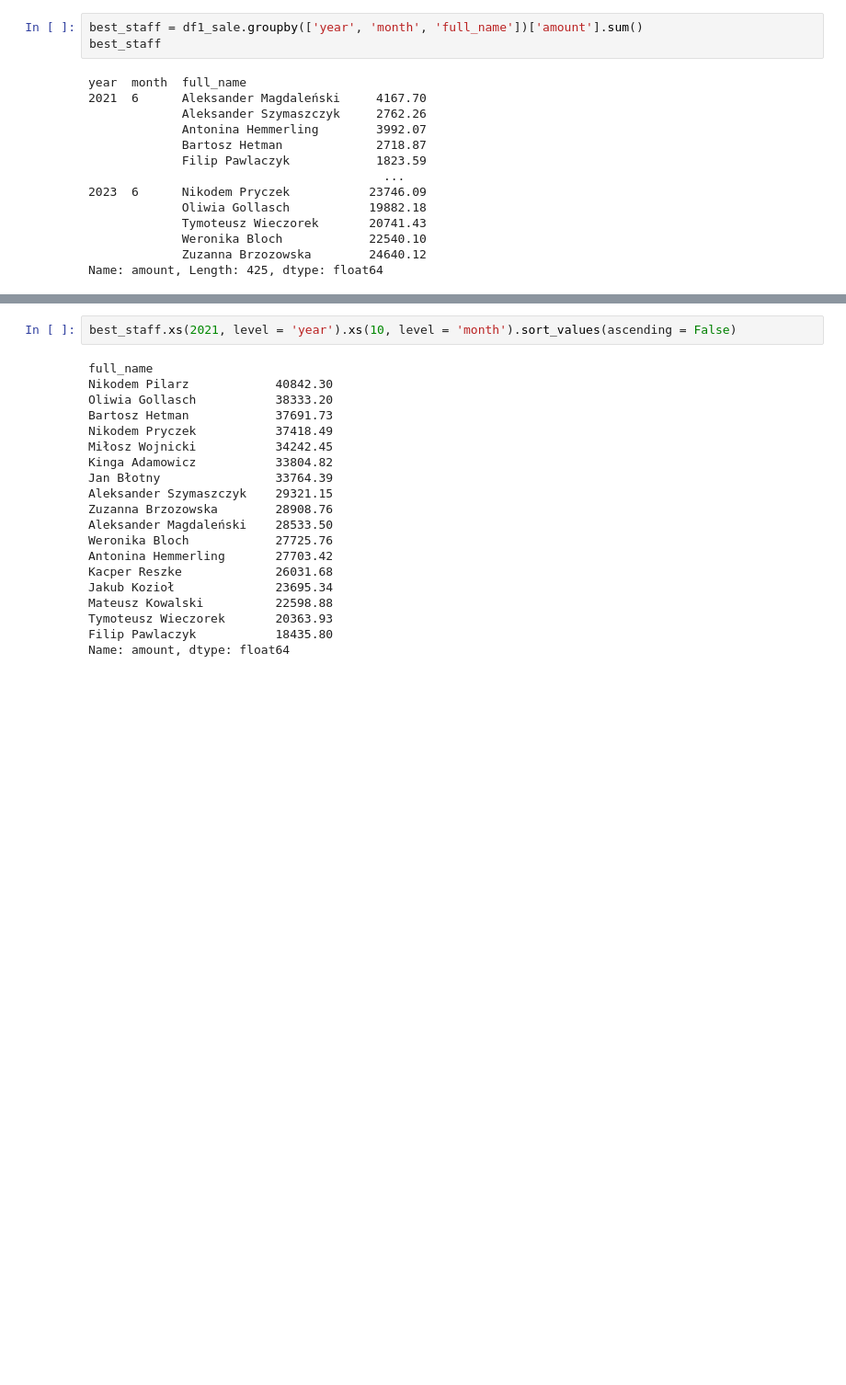
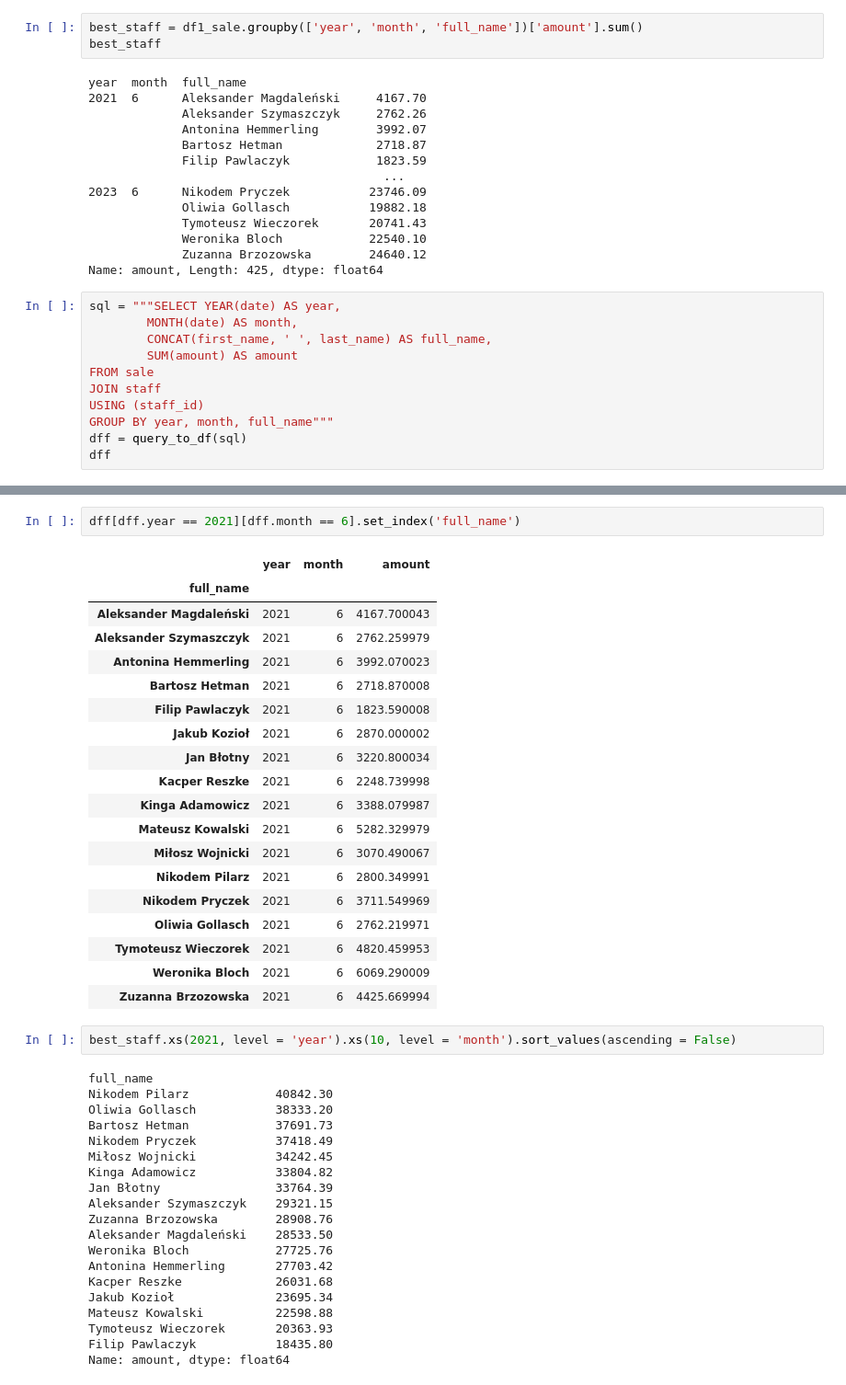
Before and after one commit to mweuro/Gameshop_database, a Jupyter notebook: Michal/analysis.ipynb, the cells around one changed output, grey strips where cells are left out. Shown: that part at 92% size. Drawn from its saved outputs; the diff is of its cells as text; blank space fills up the shorter version.

```diff
--- a/Michal/analysis.ipynb
+++ b/Michal/analysis.ipynb
@@ -123,3 +119,14 @@ year  month  full_name
              Weronika Bloch            22540.10
              Zuzanna Brzozowska        24640.12
 Name: amount, Length: 425, dtype: float64
+# %%
+sql = """SELECT YEAR(date) AS year,
+        MONTH(date) AS month,
+        CONCAT(first_name, ' ', last_name) AS full_name,
+        SUM(amount) AS amount
+FROM sale
+JOIN staff
+USING (staff_id)
+GROUP BY year, month, full_name"""
+dff = query_to_df(sql)
+dff
@@ -126,3 +147,25 @@ Name: amount, Length: 425, dtype: float64
+# %%
+dff[dff.year == 2021][dff.month == 6].set_index('full_name')
+# %% [output]
+|  | year | month | amount |
+| full_name |  |  |  |
+| Aleksander Magdaleński | 2021 | 6 | 4167.700043 |
+| Aleksander Szymaszczyk | 2021 | 6 | 2762.259979 |
+| Antonina Hemmerling | 2021 | 6 | 3992.070023 |
+| Bartosz Hetman | 2021 | 6 | 2718.870008 |
+| Filip Pawlaczyk | 2021 | 6 | 1823.590008 |
+| Jakub Kozioł | 2021 | 6 | 2870.000002 |
+| Jan Błotny | 2021 | 6 | 3220.800034 |
+| Kacper Reszke | 2021 | 6 | 2248.739998 |
+| Kinga Adamowicz | 2021 | 6 | 3388.079987 |
+| Mateusz Kowalski | 2021 | 6 | 5282.329979 |
+| Miłosz Wojnicki | 2021 | 6 | 3070.490067 |
+| Nikodem Pilarz | 2021 | 6 | 2800.349991 |
+| Nikodem Pryczek | 2021 | 6 | 3711.549969 |
+| Oliwia Gollasch | 2021 | 6 | 2762.219971 |
+| Tymoteusz Wieczorek | 2021 | 6 | 4820.459953 |
+| Weronika Bloch | 2021 | 6 | 6069.290009 |
+| Zuzanna Brzozowska | 2021 | 6 | 4425.669994 |
 # %%
 best_staff.xs(2021, level = 'year').xs(10, level = 'month').sort_values(ascending = False)
 # %% [output]
```
Also changed, not shown: parts of 25 cells of this notebook, 1 other file.
